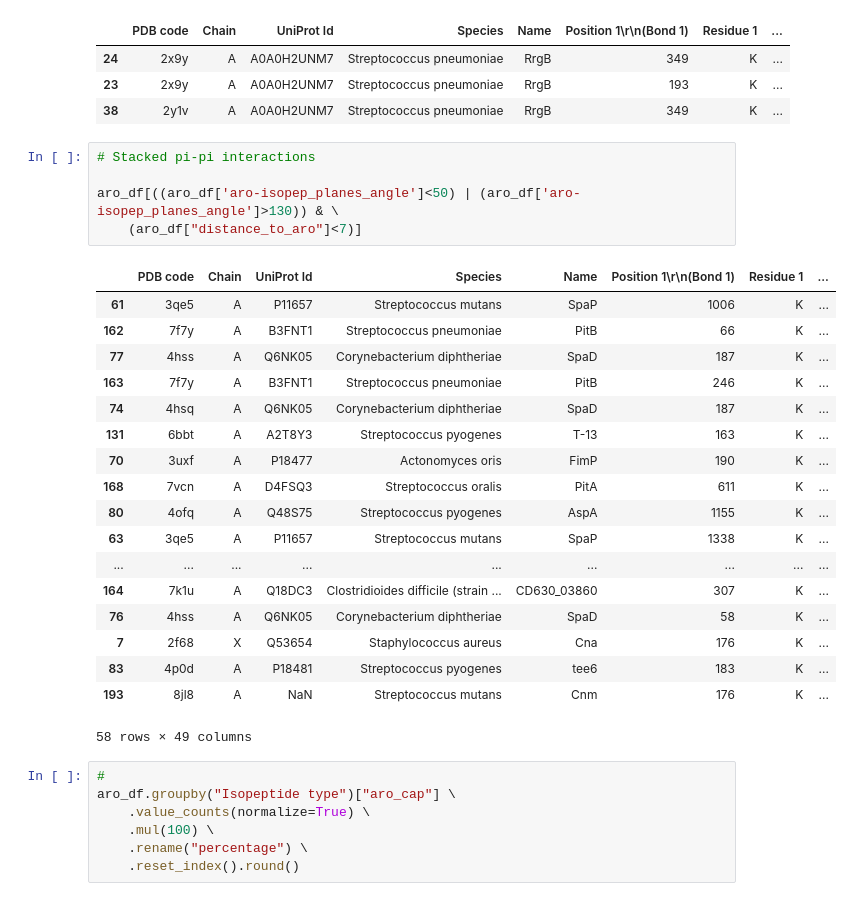
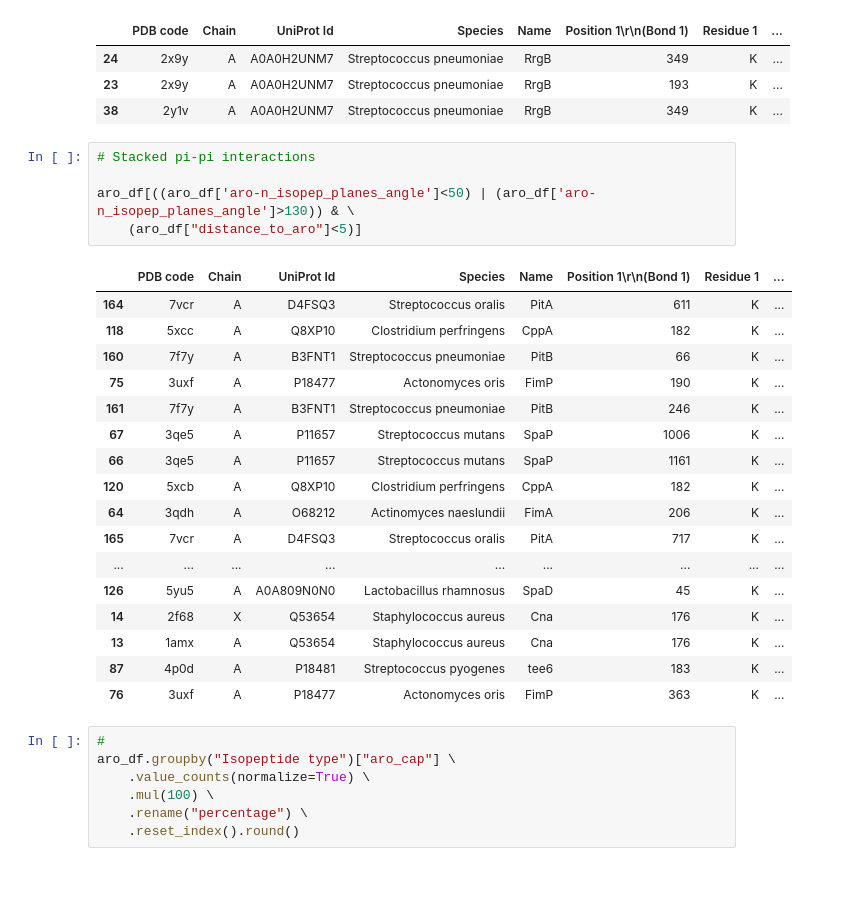
Before and after one commit to FranceCosta/isopeptide_bonds_global_survey, a Jupyter notebook: notebooks/20241212_analyseDataset_v2.ipynb, the cells around one changed output. Cells and saved outputs as stored; diff of their text form.

```diff
--- a/notebooks/20241212_analyseDataset_v2.ipynb
+++ b/notebooks/20241212_analyseDataset_v2.ipynb
@@ -212,27 +191,26 @@ aro_df[(aro_df['aro-isopep_planes_angle']>30) & (aro_df['aro-isopep_planes_angle
 # %%
 # Stacked pi-pi interactions
 
-aro_df[((aro_df['aro-isopep_planes_angle']<50) | (aro_df['aro-isopep_planes_angle']>130)) & \
-    (aro_df["distance_to_aro"]<7)]
+aro_df[((aro_df['aro-n_isopep_planes_angle']<50) | (aro_df['aro-n_isopep_planes_angle']>130)) & \
+    (aro_df["distance_to_aro"]<5)]
 # %% [output]
 |  | PDB code | Chain | UniProt Id | Species | Name | Position 1\r\n(Bond 1) | Residue 1 | ... |
-| 61 | 3qe5 | A | P11657 | Streptococcus mutans | SpaP | 1006 | K | ... |
-| 162 | 7f7y | A | B3FNT1 | Streptococcus pneumoniae | PitB | 66 | K | ... |
-| 77 | 4hss | A | Q6NK05 | Corynebacterium diphtheriae | SpaD | 187 | K | ... |
-| 163 | 7f7y | A | B3FNT1 | Streptococcus pneumoniae | PitB | 246 | K | ... |
-| 74 | 4hsq | A | Q6NK05 | Corynebacterium diphtheriae | SpaD | 187 | K | ... |
-| 131 | 6bbt | A | A2T8Y3 | Streptococcus pyogenes | T-13 | 163 | K | ... |
-| 70 | 3uxf | A | P18477 | Actonomyces oris | FimP | 190 | K | ... |
-| 168 | 7vcn | A | D4FSQ3 | Streptococcus oralis | PitA | 611 | K | ... |
-| 80 | 4ofq | A | Q48S75 | Streptococcus pyogenes | AspA | 1155 | K | ... |
-| 63 | 3qe5 | A | P11657 | Streptococcus mutans | SpaP | 1338 | K | ... |
+| 164 | 7vcr | A | D4FSQ3 | Streptococcus oralis | PitA | 611 | K | ... |
+| 118 | 5xcc | A | Q8XP10 | Clostridium perfringens | CppA | 182 | K | ... |
+| 160 | 7f7y | A | B3FNT1 | Streptococcus pneumoniae | PitB | 66 | K | ... |
+| 75 | 3uxf | A | P18477 | Actonomyces oris | FimP | 190 | K | ... |
+| 161 | 7f7y | A | B3FNT1 | Streptococcus pneumoniae | PitB | 246 | K | ... |
+| 67 | 3qe5 | A | P11657 | Streptococcus mutans | SpaP | 1006 | K | ... |
+| 66 | 3qe5 | A | P11657 | Streptococcus mutans | SpaP | 1161 | K | ... |
+| 120 | 5xcb | A | Q8XP10 | Clostridium perfringens | CppA | 182 | K | ... |
+| 64 | 3qdh | A | O68212 | Actinomyces naeslundii | FimA | 206 | K | ... |
+| 165 | 7vcr | A | D4FSQ3 | Streptococcus oralis | PitA | 717 | K | ... |
 | ... | ... | ... | ... | ... | ... | ... | ... | ... |
-| 164 | 7k1u | A | Q18DC3 | Clostridioides difficile (strain ... | CD630_03860 | 307 | K | ... |
-| 76 | 4hss | A | Q6NK05 | Corynebacterium diphtheriae | SpaD | 58 | K | ... |
-| 7 | 2f68 | X | Q53654 | Staphylococcus aureus | Cna | 176 | K | ... |
-| 83 | 4p0d | A | P18481 | Streptococcus pyogenes | tee6 | 183 | K | ... |
-| 193 | 8jl8 | A | NaN | Streptococcus mutans | Cnm | 176 | K | ... |
+| 126 | 5yu5 | A | A0A809N0N0 | Lactobacillus rhamnosus | SpaD | 45 | K | ... |
+| 14 | 2f68 | X | Q53654 | Staphylococcus aureus | Cna | 176 | K | ... |
+| 13 | 1amx | A | Q53654 | Staphylococcus aureus | Cna | 176 | K | ... |
+| 87 | 4p0d | A | P18481 | Streptococcus pyogenes | tee6 | 183 | K | ... |
+| 76 | 3uxf | A | P18477 | Actonomyces oris | FimP | 363 | K | ... |
-58 rows × 49 columns
 # %%
 #
 aro_df.groupby("Isopeptide type")["aro_cap"] \
```
Also changed, not shown: parts of 3 cells of this notebook, 10 other files.
